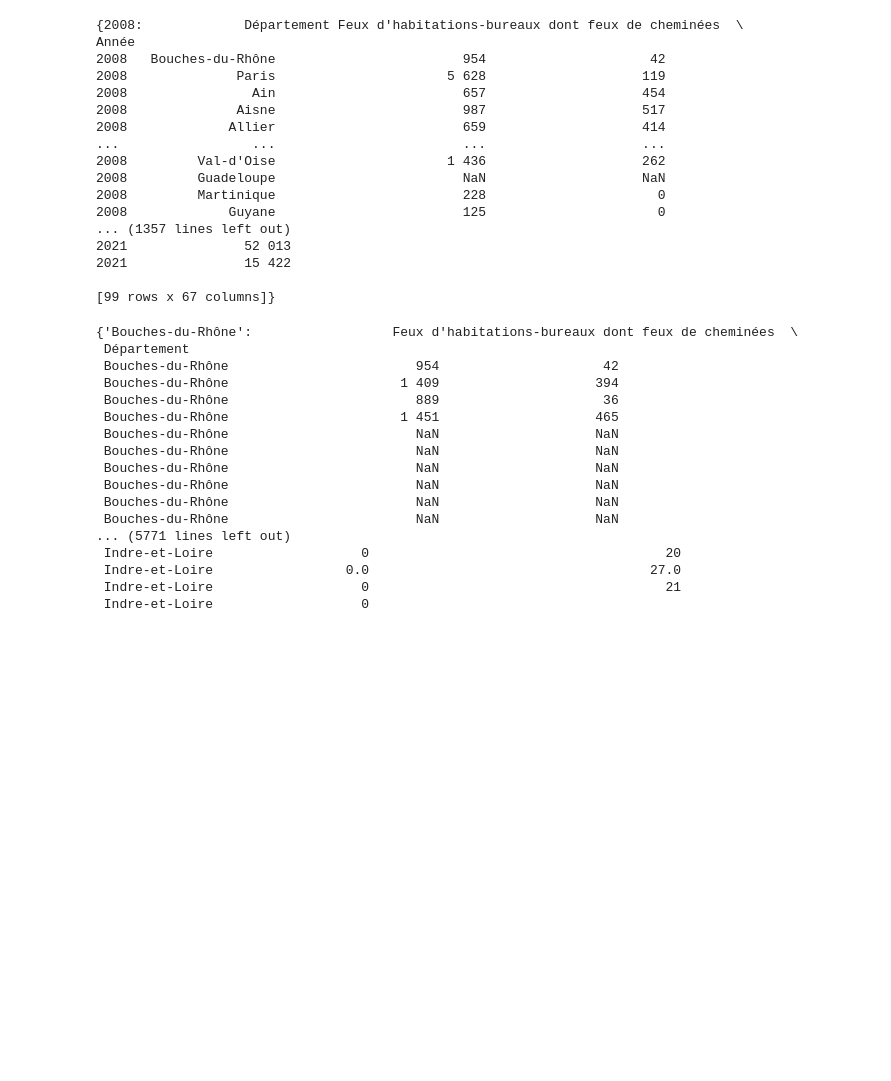
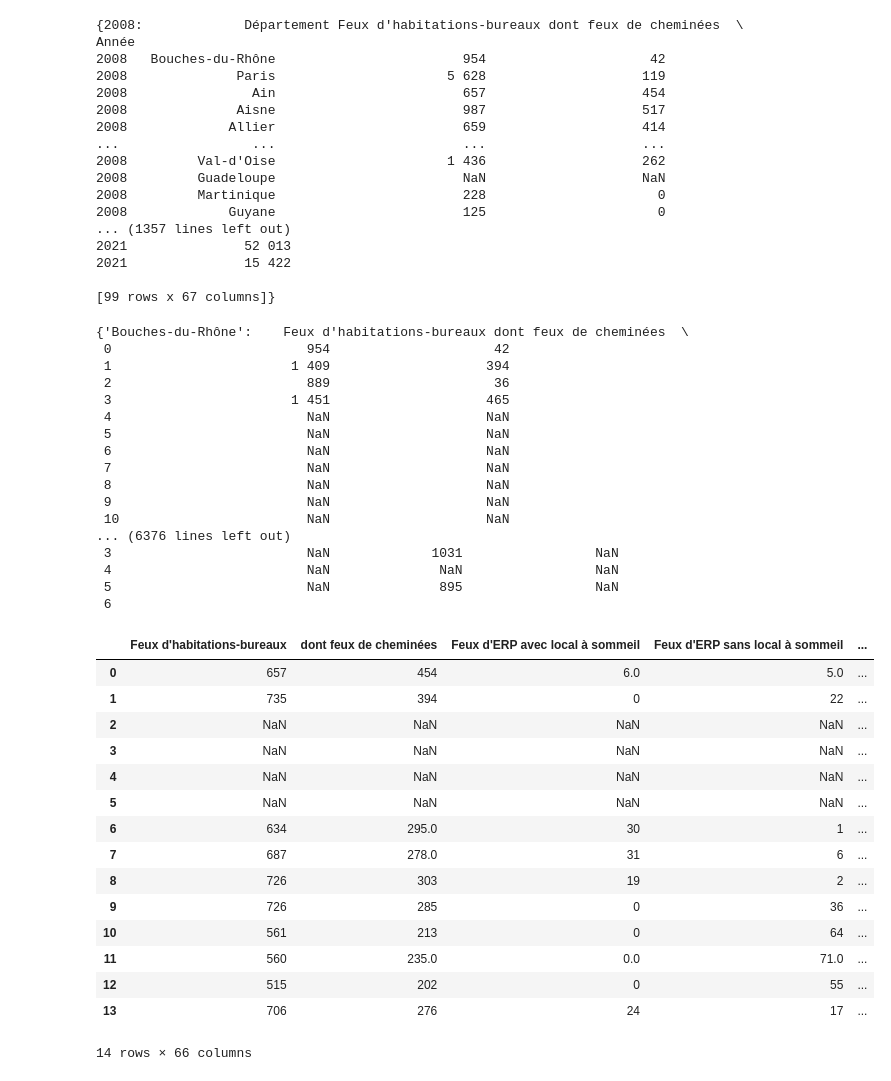
Before and after one commit to antoinebnm/PTS-Data, a Jupyter notebook: data.ipynb, the cells around one changed output. Saved outputs shown, nothing was run; the diff lists cells and outputs as text; code cells hidden in the pictures; blank space fills up the shorter version.

```diff
--- a/data.ipynb
+++ b/data.ipynb
@@ -104,24 +104,44 @@ for departement, dataframes_list in departementDatasets.items():
         departementDatasetsFusionne[departement] = pd.concat(dataframes_list, ignore_index=True)
     else:
         departementDatasetsFusionne[departement] = departementDatasetsFusionne[departement].append(dataframes_list, ignore_index=True)
-    departementDatasetsFusionne[departement] = departementDatasetsFusionne[departement].set_index("Département")
+    departementDatasetsFusionne[departement] = departementDatasetsFusionne[departement].drop("Département",axis=1)
+
 
 departementDatasetsFusionne
 # %% [output]
-{'Bouches-du-Rhône':                  Feux d'habitations-bureaux dont feux de cheminées  \
- Département
- Bouches-du-Rhône                        954                     42
- Bouches-du-Rhône                      1 409                    394
- Bouches-du-Rhône                        889                     36
- Bouches-du-Rhône                      1 451                    465
- Bouches-du-Rhône                        NaN                    NaN
- Bouches-du-Rhône                        NaN                    NaN
- Bouches-du-Rhône                        NaN                    NaN
- Bouches-du-Rhône                        NaN                    NaN
- Bouches-du-Rhône                        NaN                    NaN
- Bouches-du-Rhône                        NaN                    NaN
-... (5771 lines left out)
- Indre-et-Loire                   0                                      20
- Indre-et-Loire                 0.0                                    27.0
- Indre-et-Loire                   0                                      21
- Indre-et-Loire                   0
+{'Bouches-du-Rhône':    Feux d'habitations-bureaux dont feux de cheminées  \
+ 0                         954                     42
+ 1                       1 409                    394
+ 2                         889                     36
+ 3                       1 451                    465
+ 4                         NaN                    NaN
+ 5                         NaN                    NaN
+ 6                         NaN                    NaN
+ 7                         NaN                    NaN
+ 8                         NaN                    NaN
+ 9                         NaN                    NaN
+ 10                        NaN                    NaN
+... (6376 lines left out)
+ 3                         NaN             1031                 NaN
+ 4                         NaN              NaN                 NaN
+ 5                         NaN              895                 NaN
+ 6
+# %%
+departementDatasetsFusionne["Ain"]
+# %% [output]
+|  | Feux d'habitations-bureaux | dont feux de cheminées | Feux d'ERP avec local à sommeil | Feux d'ERP sans local à sommeil | ... |
+| 0 | 657 | 454 | 6.0 | 5.0 | ... |
+| 1 | 735 | 394 | 0 | 22 | ... |
+| 2 | NaN | NaN | NaN | NaN | ... |
+| 3 | NaN | NaN | NaN | NaN | ... |
+| 4 | NaN | NaN | NaN | NaN | ... |
+| 5 | NaN | NaN | NaN | NaN | ... |
+| 6 | 634 | 295.0 | 30 | 1 | ... |
+| 7 | 687 | 278.0 | 31 | 6 | ... |
+| 8 | 726 | 303 | 19 | 2 | ... |
+| 9 | 726 | 285 | 0 | 36 | ... |
+| 10 | 561 | 213 | 0 | 64 | ... |
+| 11 | 560 | 235.0 | 0.0 | 71.0 | ... |
+| 12 | 515 | 202 | 0 | 55 | ... |
+| 13 | 706 | 276 | 24 | 17 | ... |
+14 rows × 66 columns
```
Also changed, not shown: parts of 3 cells of this notebook.
